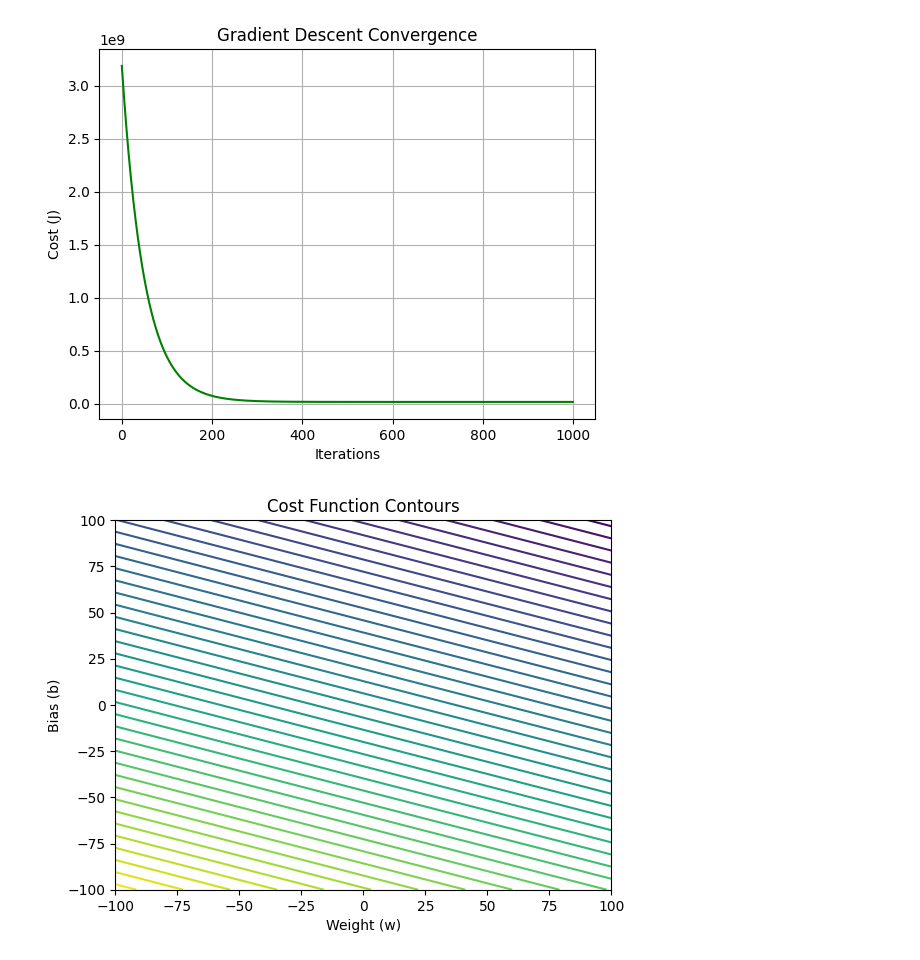
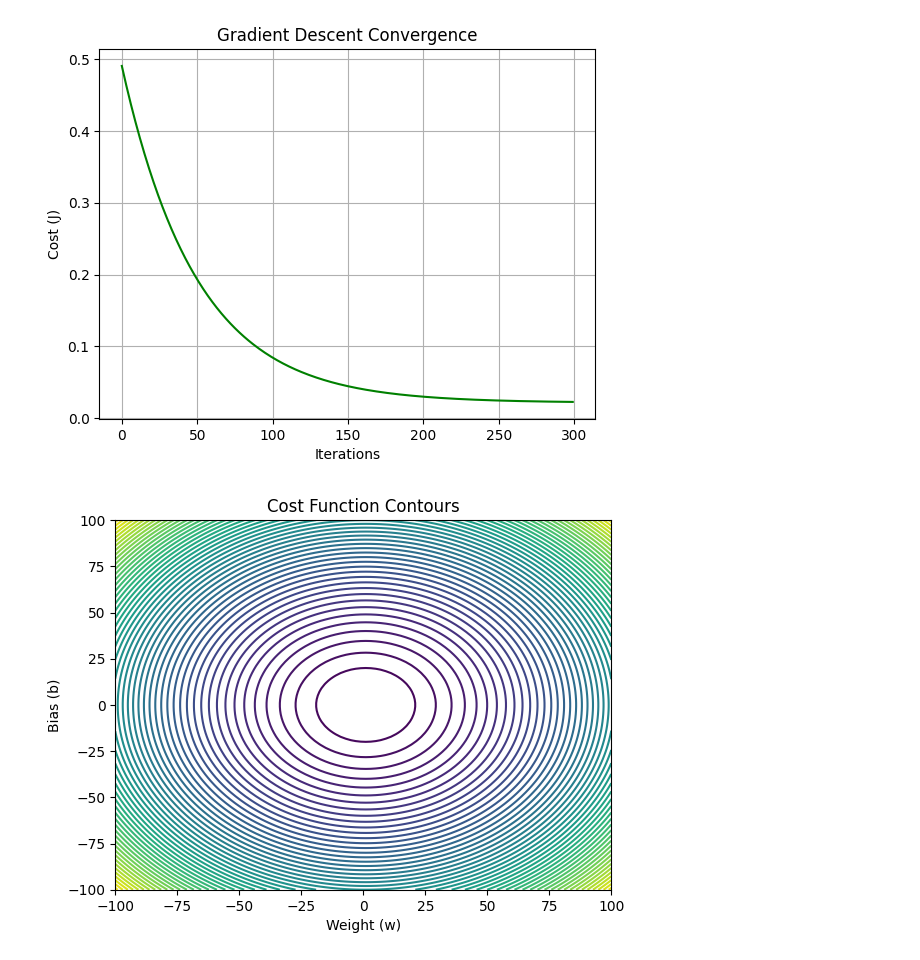
Before and after one commit to sagargor006/ml-algo-from-scratch, a Jupyter notebook: Linear Regression/univariate.ipynb, the cells around one changed output. Saved outputs shown, nothing was run; the diff lists cells and outputs as text; code cells hidden in the pictures.

Commit message:
fixed : contour plot and 3d convex plot

```diff
--- a/Linear Regression/univariate.ipynb
+++ b/Linear Regression/univariate.ipynb
@@ -5,15 +5,14 @@ from univariate import *
 # %%
 x,y = load_data()
 x_norm = z_score_normalized_features(x)
-# y_norm = z_score_normalized_features(y)
+y_norm = z_score_normalized_features(y)
 
 initial_w = 0.
 initial_b = 0.
 
-w,b,w_history,cost_history = calculate_gradient_descent(x_norm,y,initial_w,initial_b,alpha=0.01,iterations=1000)
+w,b,w_history,cost_history = calculate_gradient_descent(x_norm,y_norm,initial_w,initial_b,alpha=0.01,iterations=300)
 print(f"Calculated w : {w} , b : {b}")
 
 predicted_y = compute_model_output(x_norm,w,b)
-# predicted_y = z_score_denormalized_features(y,predicted_y)
-print(y)
+denormalized_predicted_y = z_score_denormalized_features(y,predicted_y)
 # %% [output]
@@ -61,24 +56,24 @@ plt.title("Gradient Descent Convergence")
 plt.grid(True)
 plt.show()
 # %% [output]
-[figure, old version]
+[figure, new version]
 # %%
 w_values = np.linspace(-100, 100, 100)
 b_values = np.linspace(-100, 100, 100)
 J_vals = np.zeros((len(w_values), len(b_values)))
 
 for i in range(len(w_values)):
     for j in range(len(b_values)):
-        J_vals[i, j] = calculate_cost(x_norm, y, w_values[i], b_values[j])
+        J_vals[i, j] = calculate_cost(x_norm, y_norm, w_values[i], b_values[j])
 
 W, B = np.meshgrid(w_values, b_values)
 plt.contour(W, B, J_vals.T, levels=50, cmap='viridis')
 plt.xlabel('Weight (w)')
 plt.ylabel('Bias (b)')
 plt.title('Cost Function Contours')
 plt.show()
 # %% [output]
-[figure, old version]
+[figure, new version]
 # %%
 from mpl_toolkits.mplot3d import Axes3D
 
```
Also changed, not shown: parts of 6 cells of this notebook, 1 other file.
